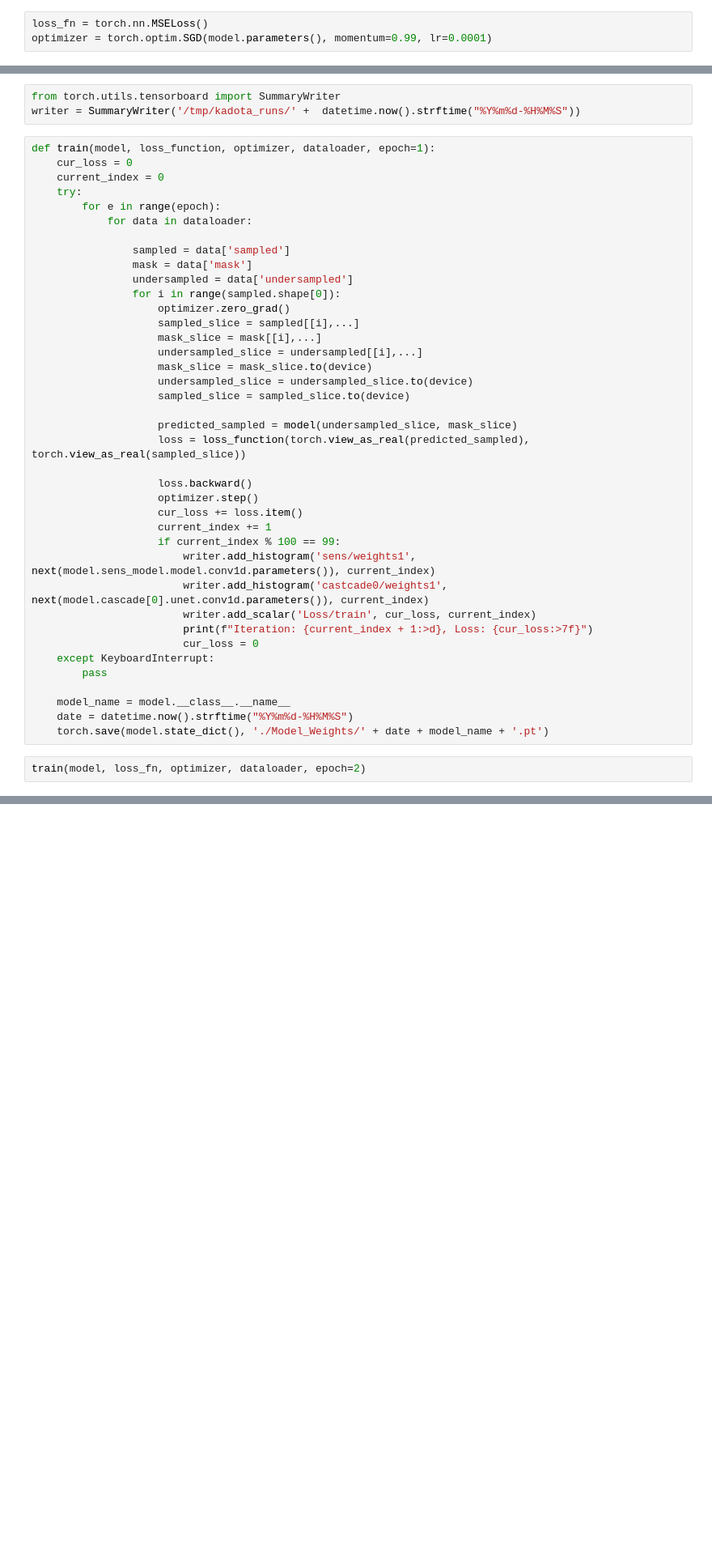
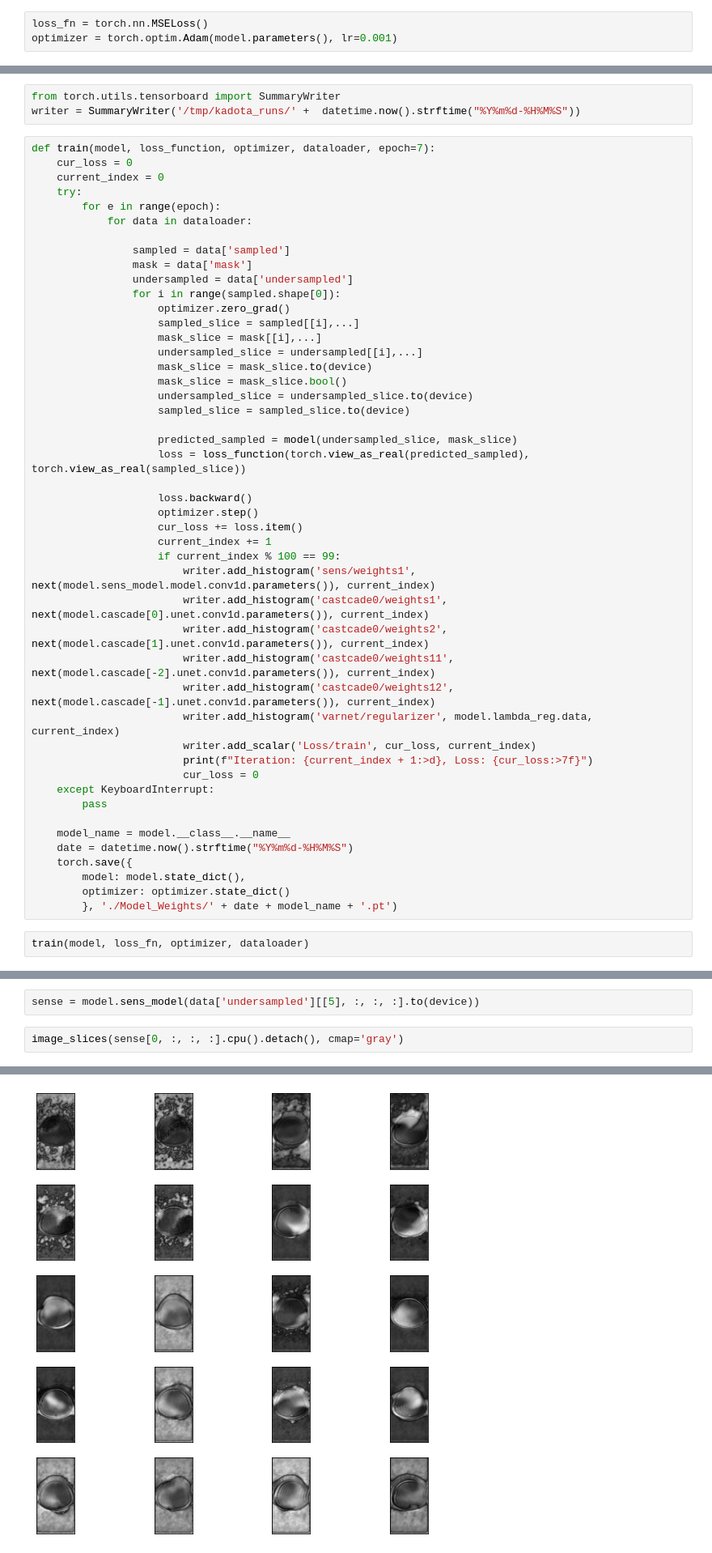
Before and after one commit to brendo-k/mri_machine_learning_reconstruction, a Jupyter notebook: train_varnet.ipynb, the cells around one changed output, grey strips where cells are left out. Shown at 81% size. Drawn from its saved outputs; the diff is of its cells as text; blank space fills up the shorter version.

Commit message:
Updated varnet code

```diff
--- a/train_varnet.ipynb
+++ b/train_varnet.ipynb
@@ -73,14 +73,14 @@ VarNet(
 )
 # %%
 loss_fn = torch.nn.MSELoss()
-optimizer = torch.optim.SGD(model.parameters(), momentum=0.99, lr=0.0001)
+optimizer = torch.optim.Adam(model.parameters(), lr=0.001)
 # %%
 from datetime import datetime
 # %%
 from torch.utils.tensorboard import SummaryWriter
 writer = SummaryWriter('/tmp/kadota_runs/' +  datetime.now().strftime("%Y%m%d-%H%M%S"))
 # %%
-def train(model, loss_function, optimizer, dataloader, epoch=1):
+def train(model, loss_function, optimizer, dataloader, epoch=7):
     cur_loss = 0
     current_index = 0
     try:
@@ -96,6 +96,7 @@ def train(model, loss_function, optimizer, dataloader, epoch=1):
                     mask_slice = mask[[i],...]
                     undersampled_slice = undersampled[[i],...]
                     mask_slice = mask_slice.to(device)
+                    mask_slice = mask_slice.bool()
                     undersampled_slice = undersampled_slice.to(device)
                     sampled_slice = sampled_slice.to(device)
 
@@ -109,6 +110,10 @@ def train(model, loss_function, optimizer, dataloader, epoch=1):
                     if current_index % 100 == 99:
                         writer.add_histogram('sens/weights1', next(model.sens_model.model.conv1d.parameters()), current_index)
                         writer.add_histogram('castcade0/weights1', next(model.cascade[0].unet.conv1d.parameters()), current_index)
+                        writer.add_histogram('castcade0/weights2', next(model.cascade[1].unet.conv1d.parameters()), current_index)
+                        writer.add_histogram('castcade0/weights11', next(model.cascade[-2].unet.conv1d.parameters()), current_index)
+                        writer.add_histogram('castcade0/weights12', next(model.cascade[-1].unet.conv1d.parameters()), current_index)
+                        writer.add_histogram('varnet/regularizer', model.lambda_reg.data, current_index)
                         writer.add_scalar('Loss/train', cur_loss, current_index)
                         print(f"Iteration: {current_index + 1:>d}, Loss: {cur_loss:>7f}")
                         cur_loss = 0
@@ -117,6 +122,9 @@ def train(model, loss_function, optimizer, dataloader, epoch=1):
 
     model_name = model.__class__.__name__
     date = datetime.now().strftime("%Y%m%d-%H%M%S")
-    torch.save(model.state_dict(), './Model_Weights/' + date + model_name + '.pt')
+    torch.save({
+        model: model.state_dict(),
+        optimizer: optimizer.state_dict()
+        }, './Model_Weights/' + date + model_name + '.pt')
 # %%
-train(model, loss_fn, optimizer, dataloader, epoch=2)
+train(model, loss_fn, optimizer, dataloader)
@@ -125,0 +133,5 @@ Iteration: 200, Loss: 2.965380
+# %%
+sense = model.sens_model(data['undersampled'][[5], :, :, :].to(device))
+# %%
+image_slices(sense[0, :, :, :].cpu().detach(), cmap='gray')
+# %% [output]
@@ -125,0 +149 @@ Iteration: 200, Loss: 2.965380
+[figure, added]
```
Also changed, not shown: parts of 9 cells of this notebook, 2 other files.
